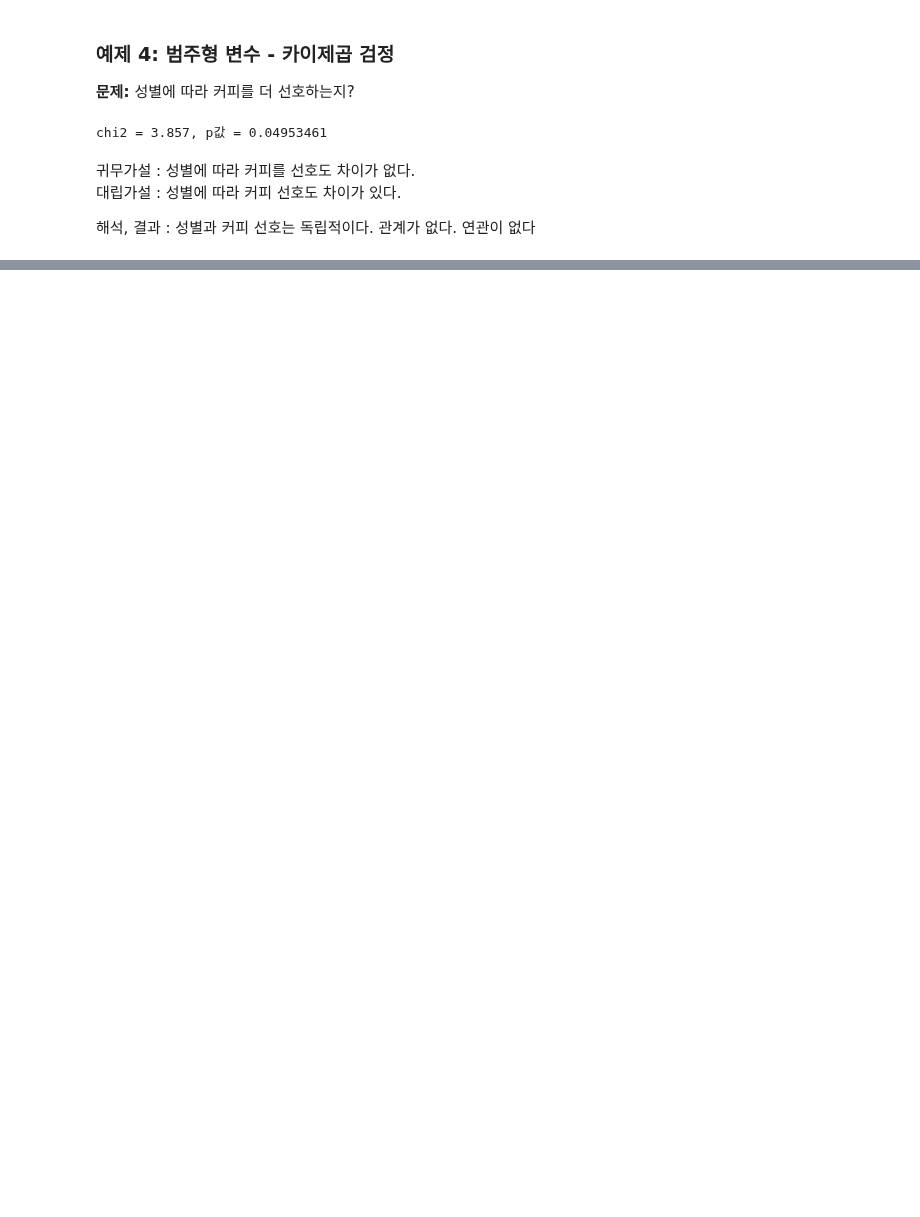
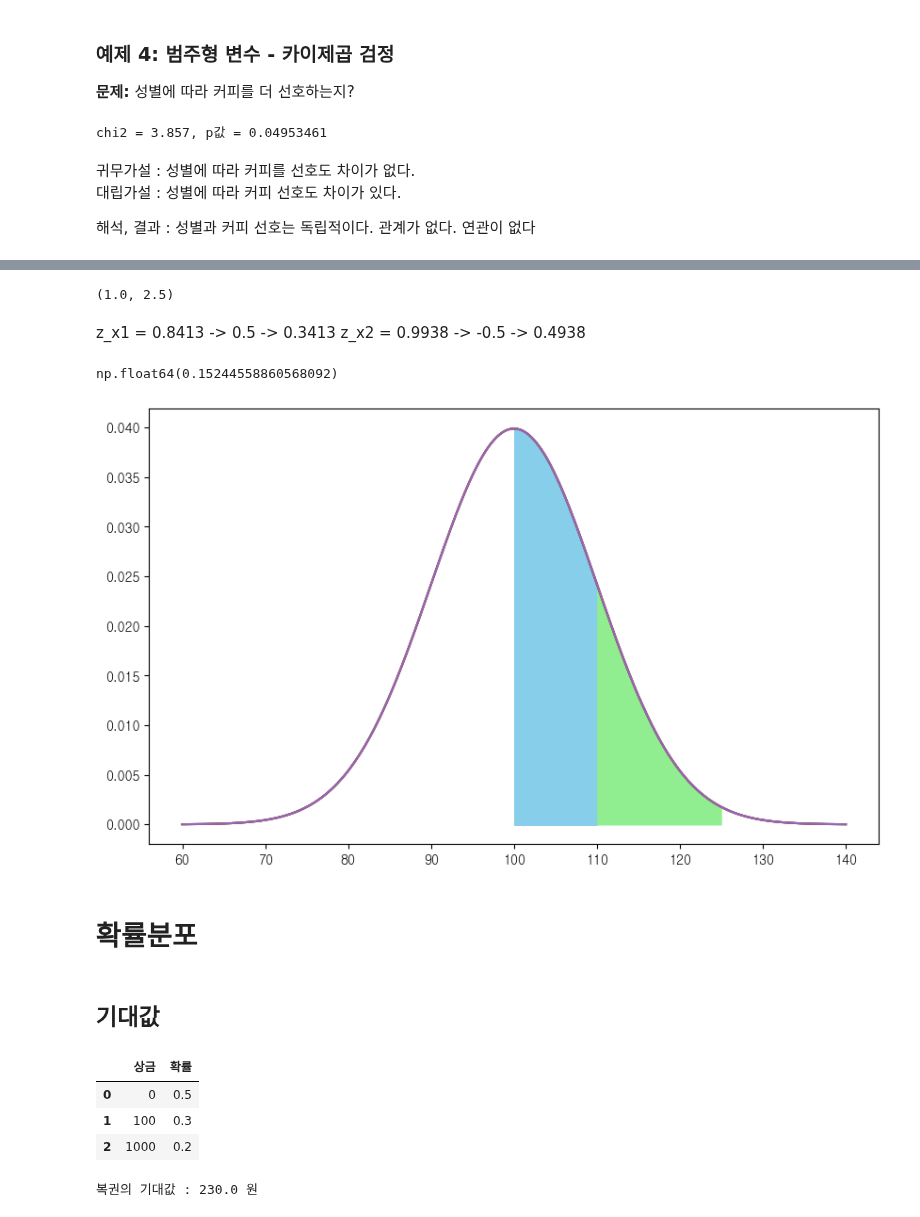
Before and after one commit to sswwdk/hipython_rep, a Jupyter notebook: 확통/22.가설검정.ipynb, the cells around one changed output, grey strips where cells are left out. Saved outputs shown, nothing was run; the diff lists cells and outputs as text; code cells hidden in the pictures; blank space fills up the shorter version.

```diff
--- a/확통/22.가설검정.ipynb
+++ b/확통/22.가설검정.ipynb
@@ -117,0 +300,39 @@ chi2 = 3.857, p값 = 0.04953461
+# %%
+mu = 100
+sigma = 10
+
+x1 =110 # z점수를 계산하려고 하는 원래 점수
+x2 = 125
+
+# z점수  = 원점수 - 평균 / 표준편차
+z_x1 = (x1 - mu)/sigma
+z_x2 = (x2 - mu)/sigma
+z_x1, z_x2
+# %% [output]
+(1.0, 2.5)
+# %% [markdown]
+z_x1 = 0.8413 -> 0.5 -> 0.3413
+z_x2 = 0.9938 -> -0.5 -> 0.4938
+# %%
+area_z_x1 = norm.cdf(z_x1) - norm.cdf(0)
+area_z_x2 = norm.cdf(z_x2) - norm.cdf(0)
+
+diff_area = area_z_x2 - area_z_x1
+diff_area
+# %% [output]
+np.float64(0.15244558860568092)
+# %%
+# 시각화
+x = np.linspace(mu -4 * sigma,  mu+4*sigma, 1000)
+y = norm.pdf(x, mu, sigma)
+
+plt.plot(x,y)
+plt.fill_between(x,y, where=(x>=100)& (x<=110), color = 'skyblue')
+plt.fill_between(x,y, where=(x>=110)& (x<=125), color = 'lightgreen') # 0.15
+plt.show()
+# %% [output]
+[figure, added]
+# %% [markdown]
+# 확률분포
+# %% [markdown]
+## 기대값
@@ -117,0 +341,19 @@ chi2 = 3.857, p값 = 0.04953461
+# %%
+# 기대값
+data = {
+    '상금': [0, 100, 1000], # x
+    '확률': [0.5, 0.3, 0.2] # f(x)
+}
+
+df = pd.DataFrame(data)
+df
+# %% [output]
+|  | 상금 | 확률 |
+| 0 | 0 | 0.5 |
+| 1 | 100 | 0.3 |
+| 2 | 1000 | 0.2 |
+# %%
+df['exp_value'] = df['상금']*df['확률']
+print(f'복권의 기대값 : {df['exp_value'].sum()} 원')
+# %% [output]
+복권의 기대값 : 230.0 원
```
Also changed, not shown: parts of 53 cells of this notebook, 2 other files.
